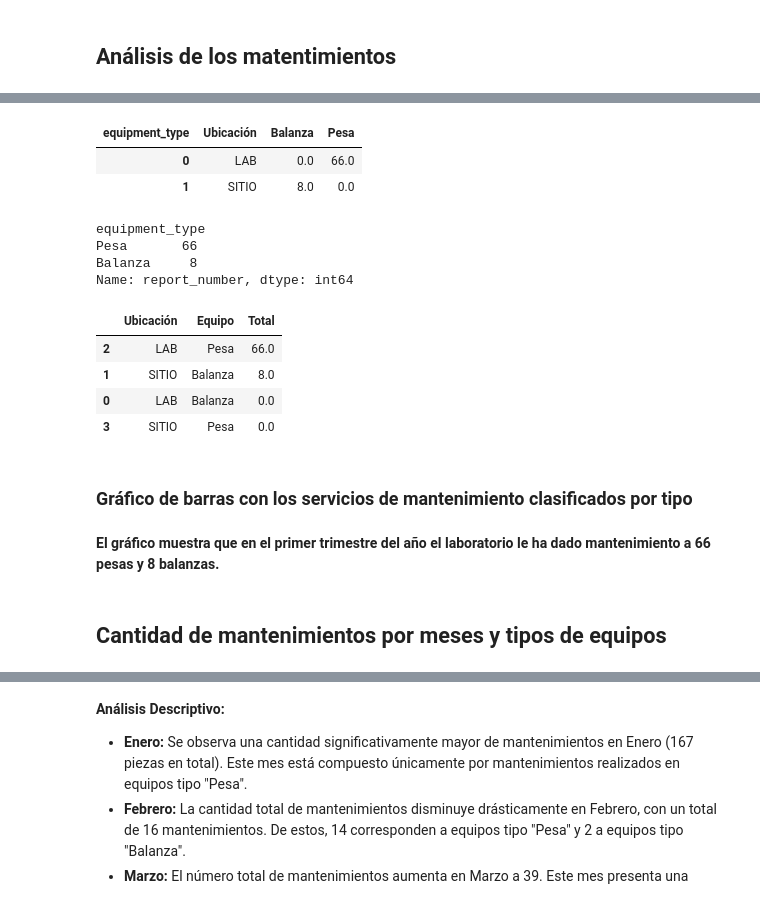
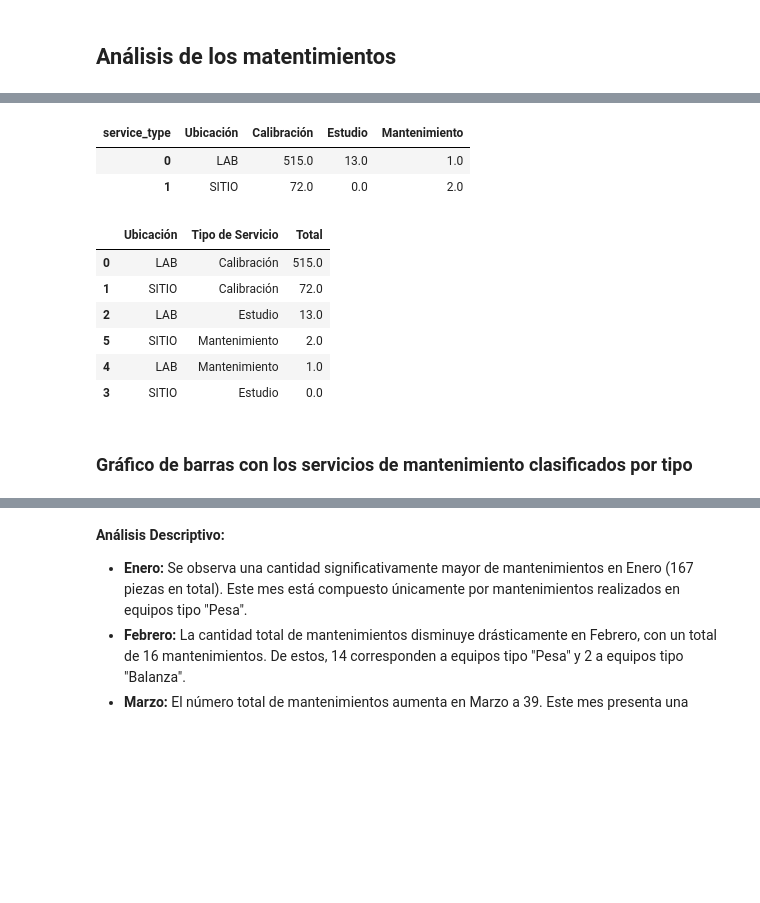
Before and after one commit to MiguelOscar-Insco/data-INSCO-hub, a Jupyter notebook: notebooks/mod_tecnico/lab_temperatura.ipynb, the cells around one changed output, grey strips where cells are left out. Cells and saved outputs as stored; diff of their text form; code cells hidden in the pictures; blank space fills up the shorter version.

```diff
--- a/notebooks/mod_tecnico/lab_temperatura.ipynb
+++ b/notebooks/mod_tecnico/lab_temperatura.ipynb
@@ -166,12 +234,16 @@ memory usage: 84.0+ KB
 ### Comparamos la cantidad de calibraciones con los mantenimientos
 # %%
 # Clasificar por tipo de servicio
-mass['service_type'] = np.where(
-    mass['report_number'].str.startswith('RSM', na=False),
+temp['service_type'] = np.where(
+    temp['report_number'].str.startswith('RSM', na=False),
     'Mantenimiento',
     np.where(
-        mass['report_number'].str.startswith('CCM', na=False),
+        temp['report_number'].str.startswith('CCM', na=False),
         'Calibración',
-        'Otros'  # Valor por defecto si ninguna condición se cumple
+        np.where(
+            temp['report_number'].str.startswith('CEM', na=False),
+            'Estudio',
+            'Otros'
+            )  # Valor por defecto si ninguna condición se cumple
     )
 )
@@ -284,41 +367,30 @@ Name: count, dtype: int64
 # %%
-loc_eq = (mass_maintenance.groupby(['service_location', 'equipment_type'])['report_number']
-          .count()
-          .unstack()
-          .fillna(0)
-          .sort_values('Pesa', ascending=False)
-          .rename(
-            columns={
-                'Pesa': 'Pesa',
-                'Balanza': 'Balanza'
-            }
-)
-        )
-if 'index' not in loc_eq.columns:
-  loc_eq.reset_index(inplace=True)
-  loc_eq.rename(columns={'service_location': 'Ubicación'}, inplace=True)
-loc_eq
+loc =(temp.groupby(['service_location', 'service_type'])['report_number']
+      .count()
+      .unstack()
+      .fillna(0)
+      .sort_values('Calibración', ascending=False)
+      )
+
+if 'index' not in loc.columns:
+  loc.reset_index(inplace=True)
+  loc.rename(columns={'service_location': 'Ubicación'}, inplace=True)
+
+loc
 # %% [output]
-| equipment_type | Ubicación | Balanza | Pesa |
-| 0 | LAB | 0.0 | 66.0 |
-| 1 | SITIO | 8.0 | 0.0 |
+| service_type | Ubicación | Calibración | Estudio | Mantenimiento |
+| 0 | LAB | 515.0 | 13.0 | 1.0 |
+| 1 | SITIO | 72.0 | 0.0 | 2.0 |
-# %%
-# Contamos la cantidad de reportes por tipo de equipo
-maintenance_per_type = mass_maintenance.groupby('equipment_type')['report_number'].count().sort_values(ascending=False)
-maintenance_per_type
-# %% [output]
-equipment_type
-Pesa       66
-Balanza     8
-Name: report_number, dtype: int64
 # %%
-loc_eq_melted = loc_eq.melt(id_vars=['Ubicación'], var_name='Equipo', value_name='Total').sort_values('Total', ascending=False)
-loc_eq_melted
+loc_melted = loc.melt(id_vars=['Ubicación'], var_name='Tipo de Servicio', value_name='Total').sort_values('Total', ascending=False)
+loc_melted
 # %% [output]
-|  | Ubicación | Equipo | Total |
-| 2 | LAB | Pesa | 66.0 |
-| 1 | SITIO | Balanza | 8.0 |
-| 0 | LAB | Balanza | 0.0 |
-| 3 | SITIO | Pesa | 0.0 |
+|  | Ubicación | Tipo de Servicio | Total |
+| 0 | LAB | Calibración | 515.0 |
+| 1 | SITIO | Calibración | 72.0 |
+| 2 | LAB | Estudio | 13.0 |
+| 5 | SITIO | Mantenimiento | 2.0 |
+| 4 | LAB | Mantenimiento | 1.0 |
+| 3 | SITIO | Estudio | 0.0 |
 # %% [markdown]
 ### Gráfico de barras con los servicios de mantenimiento clasificados por tipo
@@ -375,4 +396,0 @@ fig.show()
-# %% [markdown]
-**El gráfico muestra que en el primer trimestre del año el laboratorio le ha dado mantenimiento a 66 pesas y 8 balanzas.**
-# %% [markdown]
-## Cantidad de mantenimientos por meses y tipos de equipos
```
Also changed, not shown: parts of 79 cells of this notebook, 1 other file.
